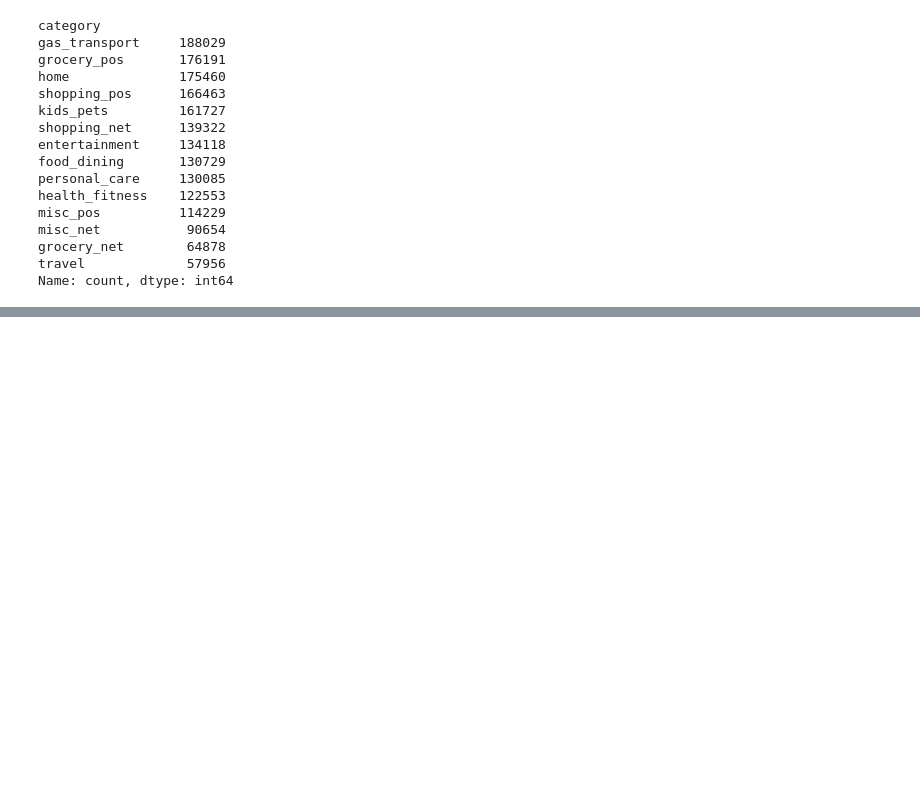
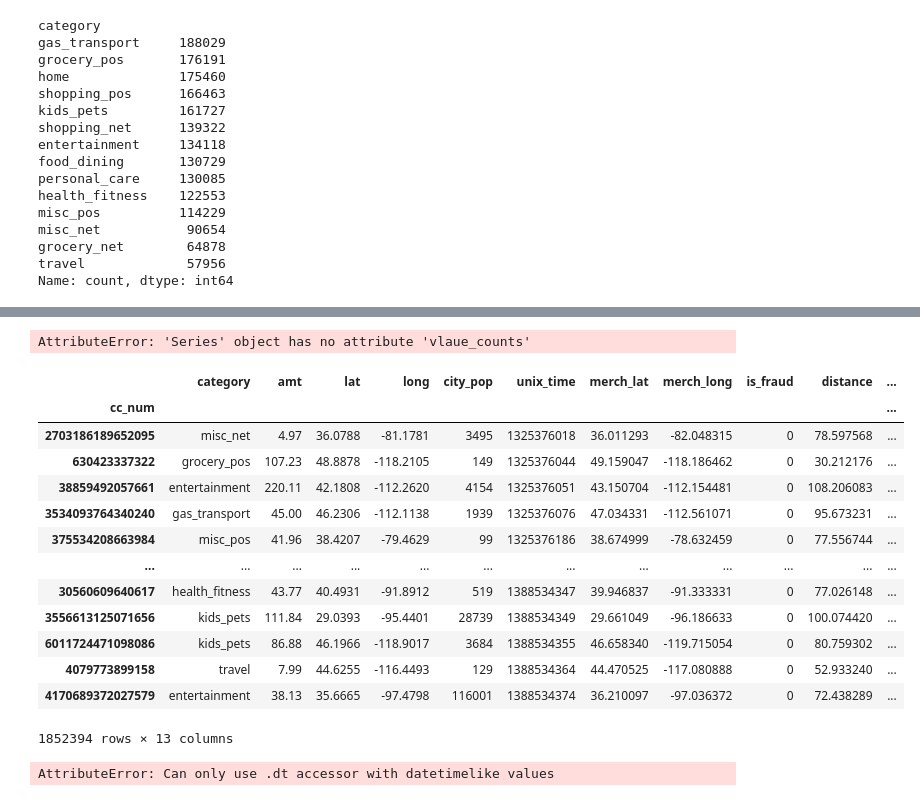
Before and after one commit to hyun111111/fintech_service_2nd, a Jupyter notebook: 05machine_learning/11지도학습_분류분석_신용카드탐지_모델만들기.ipynb, the cells around one changed output, grey strips where cells are left out. Cells and saved outputs as stored; diff of their text form; code cells hidden in the pictures; blank space fills up the shorter version.

```diff
--- a/05machine_learning/11지도학습_분류분석_신용카드탐지_모델만들기.ipynb
+++ b/05machine_learning/11지도학습_분류분석_신용카드탐지_모델만들기.ipynb
@@ -79,0 +197,29 @@ data['category'].unipue()
+# %%
+data['cc_num'].vlaue_counts()
+# %% [output]
+AttributeError: 'Series' object has no attribute 'vlaue_counts'
+# %%
+data['trans_date_trans_time'] = pd.to_datetime(data['trans_date_trans_time'])
+# %%
+data['weekday'] = data['trans_date_trans_time'].dt.dayofweek  # (월=0, 일=6)
+# %%
+data['weekday_name'] = data['trans_date_trans_time'].dt.day_name()  # 'Monday', 'Tuesday' 이런 식
+# %%
+data['month'] = data['trans_date_trans_time'].dt.month
+# %%
+data
+# %% [output]
+|  | category | amt | lat | long | city_pop | unix_time | merch_lat | merch_long | is_fraud | distance | ... |
+| cc_num |  |  |  |  |  |  |  |  |  |  | ... |
+| 2703186189652095 | misc_net | 4.97 | 36.0788 | -81.1781 | 3495 | 1325376018 | 36.011293 | -82.048315 | 0 | 78.597568 | ... |
+| 630423337322 | grocery_pos | 107.23 | 48.8878 | -118.2105 | 149 | 1325376044 | 49.159047 | -118.186462 | 0 | 30.212176 | ... |
+| 38859492057661 | entertainment | 220.11 | 42.1808 | -112.2620 | 4154 | 1325376051 | 43.150704 | -112.154481 | 0 | 108.206083 | ... |
+| 3534093764340240 | gas_transport | 45.00 | 46.2306 | -112.1138 | 1939 | 1325376076 | 47.034331 | -112.561071 | 0 | 95.673231 | ... |
+| 375534208663984 | misc_pos | 41.96 | 38.4207 | -79.4629 | 99 | 1325376186 | 38.674999 | -78.632459 | 0 | 77.556744 | ... |
+| ... | ... | ... | ... | ... | ... | ... | ... | ... | ... | ... | ... |
+| 30560609640617 | health_fitness | 43.77 | 40.4931 | -91.8912 | 519 | 1388534347 | 39.946837 | -91.333331 | 0 | 77.026148 | ... |
+| 3556613125071656 | kids_pets | 111.84 | 29.0393 | -95.4401 | 28739 | 1388534349 | 29.661049 | -96.186633 | 0 | 100.074420 | ... |
+| 6011724471098086 | kids_pets | 86.88 | 46.1966 | -118.9017 | 3684 | 1388534355 | 46.658340 | -119.715054 | 0 | 80.759302 | ... |
+| 4079773899158 | travel | 7.99 | 44.6255 | -116.4493 | 129 | 1388534364 | 44.470525 | -117.080888 | 0 | 52.933240 | ... |
+| 4170689372027579 | entertainment | 38.13 | 35.6665 | -97.4798 | 116001 | 1388534374 | 36.210097 | -97.036372 | 0 | 72.438289 | ... |
+1852394 rows × 13 columns
@@ -79,0 +230,4 @@ data['category'].unipue()
+# %%
+data['month'] = data['trans_date_trans_time'].dt.month
+# %% [output]
+AttributeError: Can only use .dt accessor with datetimelike values
```
Also changed, not shown: parts of 50 cells of this notebook, 7 other files.
